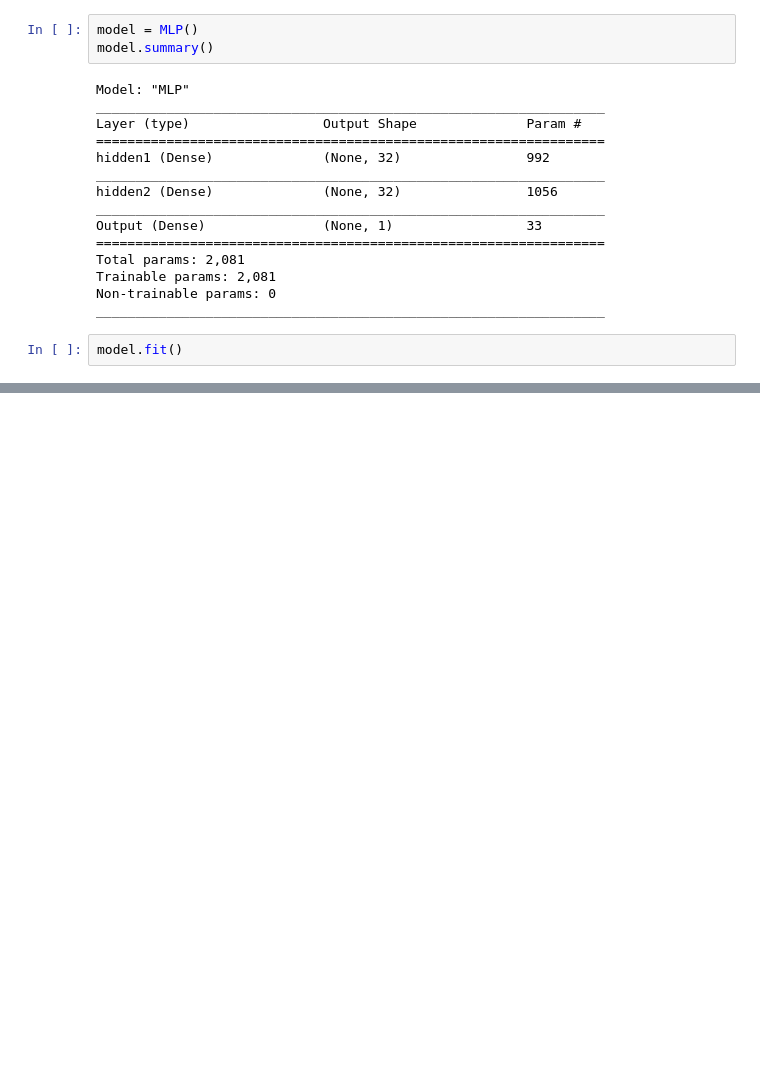
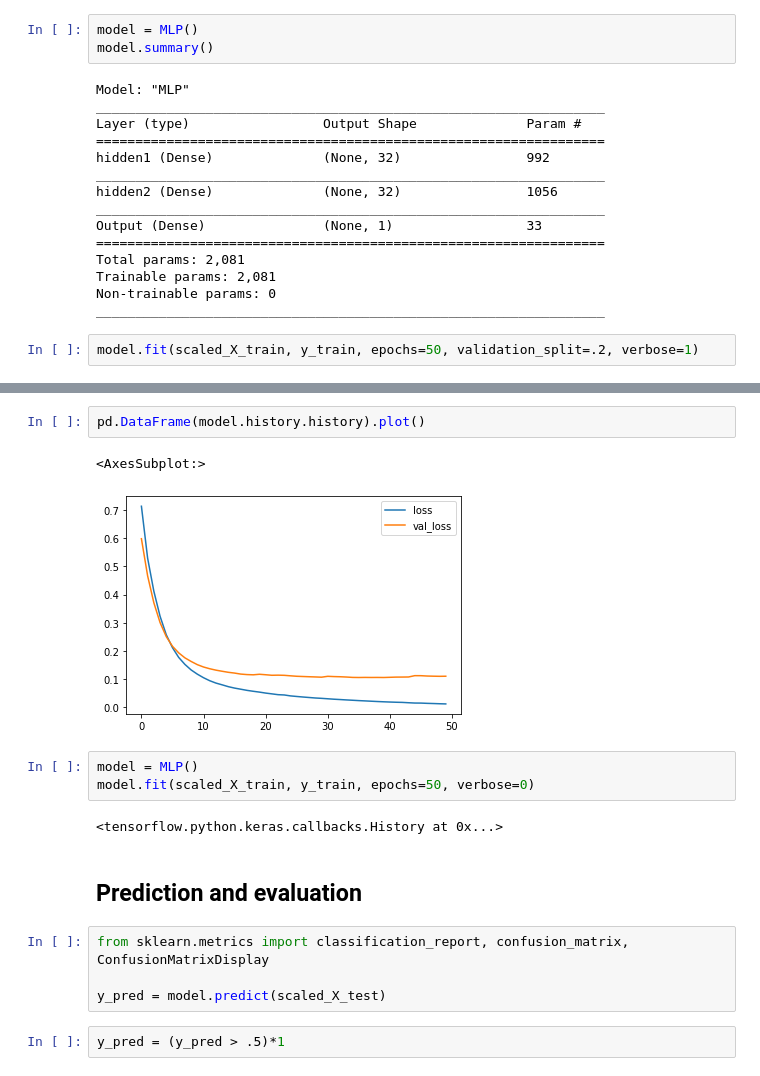
Before and after one commit to Lelelass/Deep-Learning-21, a Jupyter notebook: code-alongs/Lec1-MLP_classification.ipynb, the cells around one changed output, grey strips where cells are left out. Drawn from its saved outputs; the diff is of its cells as text; blank space fills up the shorter version.

```diff
--- a/code-alongs/Lec1-MLP_classification.ipynb
+++ b/code-alongs/Lec1-MLP_classification.ipynb
@@ -114,5 +116,5 @@ Total params: 2,081
 Trainable params: 2,081
 Non-trainable params: 0
 _________________________________________________________________
-# %%
-model.fit()
+# %%
+model.fit(scaled_X_train, y_train, epochs=50, validation_split=.2, verbose=1)
@@ -118,0 +140,18 @@ model.fit()
+# %%
+pd.DataFrame(model.history.history).plot()
+# %% [output]
+<AxesSubplot:>
+[figure, added]
+# %%
+model = MLP()
+model.fit(scaled_X_train, y_train, epochs=50, verbose=0)
+# %% [output]
+<tensorflow.python.keras.callbacks.History at 0x...>
+# %% [markdown]
+## Prediction and evaluation
+# %%
+from sklearn.metrics import classification_report, confusion_matrix, ConfusionMatrixDisplay
+
+y_pred = model.predict(scaled_X_test)
+# %%
+y_pred = (y_pred > .5)*1
```
Also changed, not shown: parts of 3 cells of this notebook.
